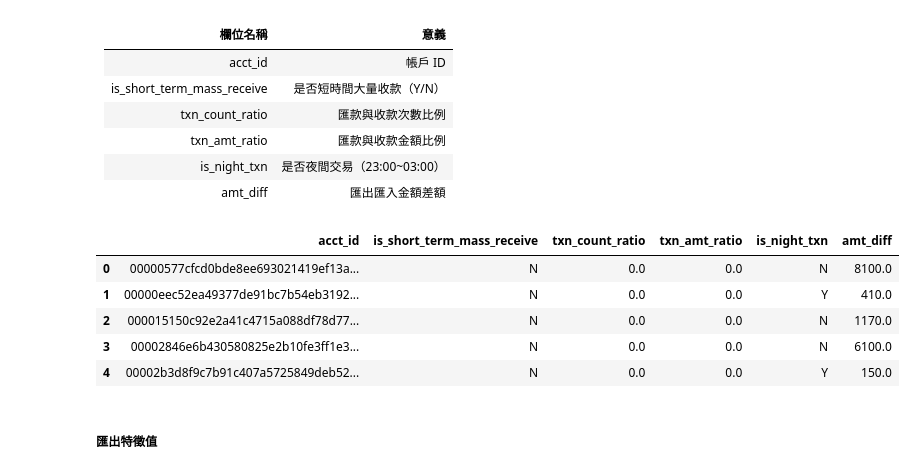
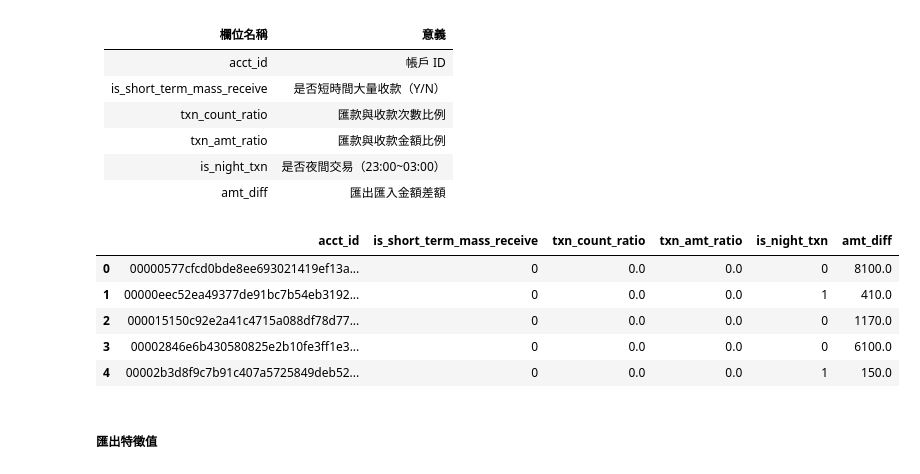
Before and after one commit to asherHSU/NTUST_CSIE_DS, a Jupyter notebook: PreProcessing_T2/PreProcessing_T2.ipynb, the cells around one changed output. Saved outputs shown, nothing was run; the diff lists cells and outputs as text; code cells hidden in the pictures.

```diff
--- a/PreProcessing_T2/PreProcessing_T2.ipynb
+++ b/PreProcessing_T2/PreProcessing_T2.ipynb
@@ -210,7 +210,7 @@ acct_features = acct_summary.merge(recent_receive, on='acct_id', how='left')
 acct_features['is_short_term_mass_receive'] = (
     (acct_features['latest_daily_receive'] - acct_features['avg_daily_receive']) /
     acct_features['std_daily_receive']
-).apply(lambda x: 'Y' if x > 2 else 'N')
+).apply(lambda x: 1 if x > 2 else 0)
 
 # 處理除以 0 或 NaN 的情況
 acct_features['is_short_term_mass_receive'] = acct_features['is_short_term_mass_receive'].fillna('N')
@@ -227,40 +227,40 @@ acct_features['txn_amt_ratio'] = acct_features['txn_amt_ratio'].replace([np.inf,
 # 先將交易時間取整數時段
 acct_time = (
     acct_df_filtered.groupby('acct_id')['txn_time'].apply(list).reset_index()
 )
 
 def is_night_txn(txn_times):
     for t in txn_times:
         hour = int(str(t).zfill(4)[:2])
         if (hour >= 23 or hour < 3):
-            return 'Y'
-    return 'N'
+            return 1
+    return 0
 
 acct_time['is_night_txn'] = acct_time['txn_time'].apply(is_night_txn)
 acct_features = acct_features.merge(acct_time[['acct_id', 'is_night_txn']], on='acct_id', how='left')
 
 # (5) 匯出匯入差額
 acct_features['amt_diff'] = (acct_features['remittance_sum'] - acct_features['receive_sum']).abs()
 
 # Step 15: 只保留需要的欄位
 final_features = acct_features[[
     'acct_id',
     'is_short_term_mass_receive',
     'txn_count_ratio',
     'txn_amt_ratio',
     'is_night_txn',
     'amt_diff'
 ]]
 
 # Step 16: 檢視前幾筆結果
 final_features.head()
 # %% [output]
 |  | acct_id | is_short_term_mass_receive | txn_count_ratio | txn_amt_ratio | is_night_txn | amt_diff |
-| 0 | 00000577cfcd0bde8ee693021419ef13a... | N | 0.0 | 0.0 | N | 8100.0 |
-| 1 | 00000eec52ea49377de91bc7b54eb3192... | N | 0.0 | 0.0 | Y | 410.0 |
-| 2 | 000015150c92e2a41c4715a088df78d77... | N | 0.0 | 0.0 | N | 1170.0 |
-| 3 | 00002846e6b430580825e2b10fe3ff1e3... | N | 0.0 | 0.0 | N | 6100.0 |
-| 4 | 00002b3d8f9c7b91c407a5725849deb52... | N | 0.0 | 0.0 | Y | 150.0 |
+| 0 | 00000577cfcd0bde8ee693021419ef13a... | 0 | 0.0 | 0.0 | 0 | 8100.0 |
+| 1 | 00000eec52ea49377de91bc7b54eb3192... | 0 | 0.0 | 0.0 | 1 | 410.0 |
+| 2 | 000015150c92e2a41c4715a088df78d77... | 0 | 0.0 | 0.0 | 0 | 1170.0 |
+| 3 | 00002846e6b430580825e2b10fe3ff1e3... | 0 | 0.0 | 0.0 | 0 | 6100.0 |
+| 4 | 00002b3d8f9c7b91c407a5725849deb52... | 0 | 0.0 | 0.0 | 1 | 150.0 |
 # %% [markdown]
 ##### 匯出特徵值
 # %%
```
